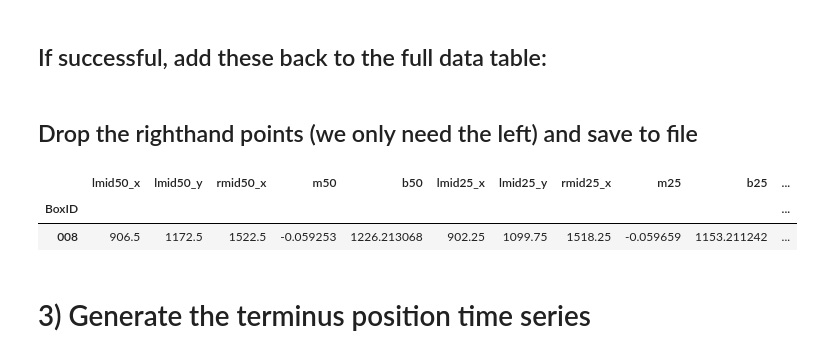
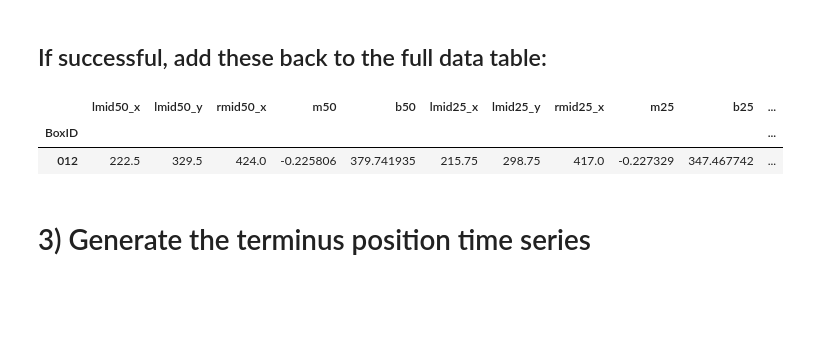
Before and after one commit to jukesliu/automated-glacier-terminus, a Jupyter notebook: analyze_wtmm_results.ipynb, the cells around one changed output. Cells and saved outputs as stored; diff of their text form; code cells hidden in the pictures; blank space fills up the shorter version.

```diff
--- a/analyze_wtmm_results.ipynb
+++ b/analyze_wtmm_results.ipynb
@@ -38,7 +38,7 @@ from automated_terminus_functions import *
 ######################################################################################
 basepath = '/home/jukes/Documents/Sample_glaciers/' # path to directory containing folders with terminus boxes
 csvpath = '/home/jukes/Documents/Sample_glaciers/' # path where CSV files are saved
-processed_img_path = '/media/jukes/jukes1/LS8aws/' # path to folders containing processed images
+processed_image_path = '/media/jukes/jukes1/LS8aws/' # path to folders containing processed images
 csvext = 'test_Box012.csv' # extension for the CSV files produced
 rotated_foldername = 'rotated_c2/'
 ######################################################################################
@@ -102,7 +98,7 @@ slope_50 = []; intercept_50 = []; slope_25 = []; intercept_25 = []; slope_75 = [
 for BoxID in BoxIDs:
     ######################################################################################
     # load in the terminus box raster
-    boxpath = processed_img_path
+    boxpath = processed_image_path
     boxpath+= "Box"+BoxID+"/"+rotated_foldername+"R_Box"+BoxID+"_raster_cut.png" # modify the path if needed
     ######################################################################################
 
@@ -244,7 +240,7 @@ Visually inspect the results plotted above. If the flowlines for certain glacier
 # %%
 ######################################################################################
 # identify trouble boxes:
-BoxIDs_trouble = ['008']
+BoxIDs_trouble = ['012']
 ######################################################################################
 
 # remove the bad results from total_df
@@ -390,15 +386,12 @@ total_df = pd.concat([total_df, df2])
 total_df = total_df.drop(['rmid50_y', 'rmid25_y', 'rmid75_y'], axis=1) # drop the righthand points
 # we only need the left
 # total_df # show the resulting dataframe
-# %% [markdown]
-## Drop the righthand points (we only need the left) and save to file
 # %%
-total_df = total_df.drop(['rmid50_y', 'rmid25_y', 'rmid75_y'], axis=1)
 total_df # show the resulting dataframe
 # %% [output]
 |  | lmid50_x | lmid50_y | rmid50_x | m50 | b50 | lmid25_x | lmid25_y | rmid25_x | m25 | b25 | ... |
 | BoxID |  |  |  |  |  |  |  |  |  |  | ... |
-| 008 | 906.5 | 1172.5 | 1522.5 | -0.059253 | 1226.213068 | 902.25 | 1099.75 | 1518.25 | -0.059659 | 1153.211242 | ... |
+| 012 | 222.5 | 329.5 | 424.0 | -0.225806 | 379.741935 | 215.75 | 298.75 | 417.0 | -0.227329 | 347.467742 | ... |
 # %%
 # write to csv
 total_df.to_csv(path_or_buf = basepath+FLINE_FILENAME, sep=',')
```
Also changed, not shown: parts of 7 cells of this notebook.
